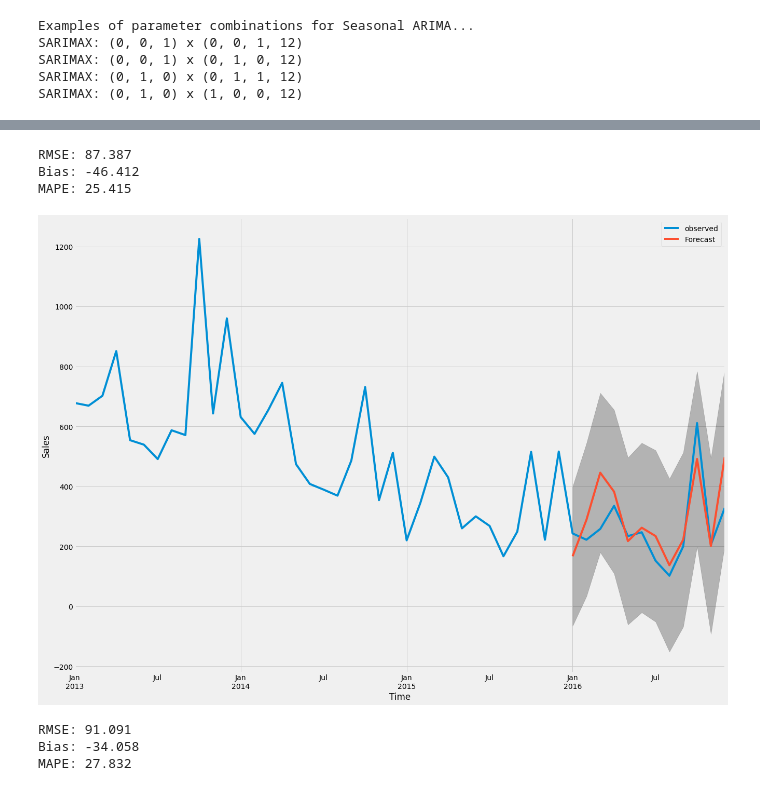
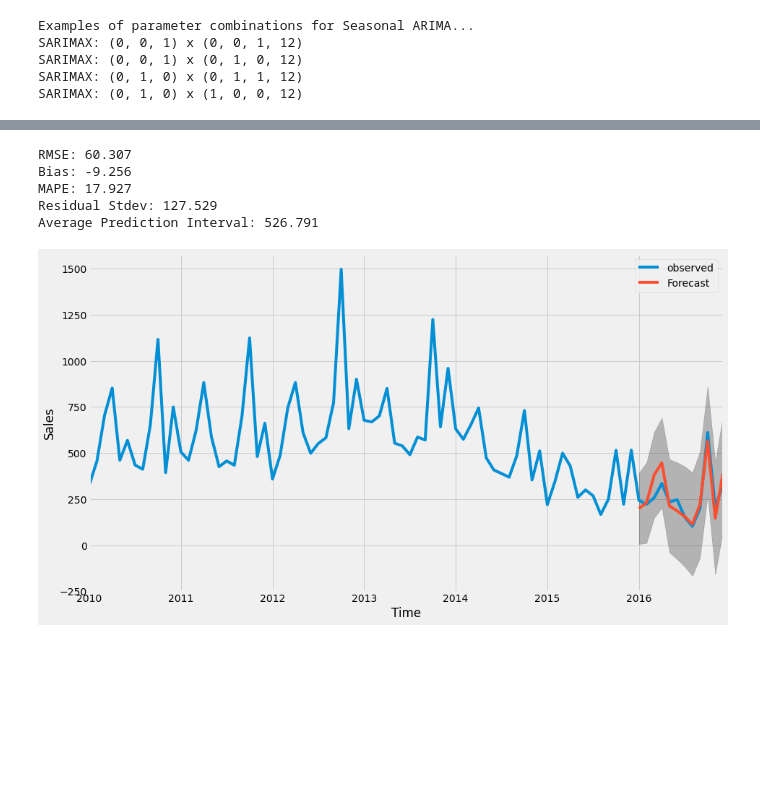
Before and after one commit to ankitaggarwal64/Time-Series-Sales-Forecasting-for-Agricultural-Equipments, a Jupyter notebook: Univariate_ARIMA.ipynb, the cells around one changed output, grey strips where cells are left out. Cells and saved outputs as stored; diff of their text form; code cells hidden in the pictures; blank space fills up the shorter version.

Commit message:
Feat : Complete Model building, Model validation and Model Testing

```diff
--- a/Univariate_ARIMA.ipynb
+++ b/Univariate_ARIMA.ipynb
@@ -118,8 +120,9 @@ models_aic = pd.DataFrame(rows, columns=columns)
 # %%
+#Intantiate
 mod = sm.tsa.statespace.SARIMAX(train,
-                                order=(2, 0, 1),
-                                seasonal_order=(0, 1, 0, 12),
+                                order=(2, 1, 1),
+                                seasonal_order=(2, 1, 1, 12),
                                 enforce_stationarity=False,
                                 enforce_invertibility=False)
-
+# Fit training
 results = mod.fit()
@@ -204,10 +252,7 @@ plt.show()
 # %%
-from sklearn.metrics import mean_squared_error
-from math import sqrt
-
 # Extract the predicted and true values of our time series
-y_forecasted = pred_dynamic.predicted_mean
-y_truth = train['2015-01-31':]
+y_forecasted = pred_uc.predicted_mean
+y_truth = test
 
 # report performance
 # Compute the Root mean squared error
@@ -221,7 +266,17 @@ print('Bias: %.3f' % bias)
 percent_forecast_errors = abs(y_truth-y_forecasted)*100/y_truth
 MAPE = sum(percent_forecast_errors)*1.0/len(percent_forecast_errors)
 print('MAPE: %.3f' % MAPE)
+
+#Residual Standard Deviation (Measure of Uncertanity for Prediction Interval)
+Residual_stdev = results.resid.describe()["std"]
+print('Residual Stdev: %.3f' % Residual_stdev)
+
+#Avergae Prediction Interval (95%)
+Avg_pred_interval = (pred_ci["upper Sales"]- pred_ci["lower Sales"]).mean()
+print('Average Prediction Interval: %.3f' % Avg_pred_interval)
 # %% [output]
-RMSE: 87.387
-Bias: -46.412
-MAPE: 25.415
+RMSE: 60.307
+Bias: -9.256
+MAPE: 17.927
+Residual Stdev: 127.529
+Average Prediction Interval: 526.791
@@ -235,34 +283,14 @@ pred_ci = pred_uc.conf_int()
 # %%
-ax = sales['2013':].plot(label='observed', figsize=(20, 15))
+#Plot Model Forecast during Test Period
+ax = sales['2010':].plot(label='observed', figsize=(14, 8))
 pred_uc.predicted_mean.plot(ax=ax, label='Forecast')
 ax.fill_between(pred_ci.index,
                 pred_ci.iloc[:, 0],
                 pred_ci.iloc[:, 1], color='k', alpha=.25)
 ax.set_xlabel('Time')
 ax.set_ylabel('Sales')
 
 plt.legend()
 plt.show()
 # %% [output]
-[figure, old version]
+[figure, new version]
-# %%
-# Extract the predicted and true values of our time series
-y_forecasted = pred_uc.predicted_mean
-y_truth = test
-
-# report performance
-# Compute the Root mean squared error
-rmse = sqrt(mean_squared_error(y_truth, y_forecasted))
-print('RMSE: %.3f' % rmse)
-
-forecast_errors = y_truth-y_forecasted
-bias = sum(forecast_errors)*1.0/len(forecast_errors)
-print('Bias: %.3f' % bias)
-
-percent_forecast_errors = abs(y_truth-y_forecasted)*100/y_truth
-MAPE = sum(percent_forecast_errors)*1.0/len(percent_forecast_errors)
-print('MAPE: %.3f' % MAPE)
-# %% [output]
-RMSE: 91.091
-Bias: -34.058
-MAPE: 27.832
```
Also changed, not shown: parts of 20 cells of this notebook.
